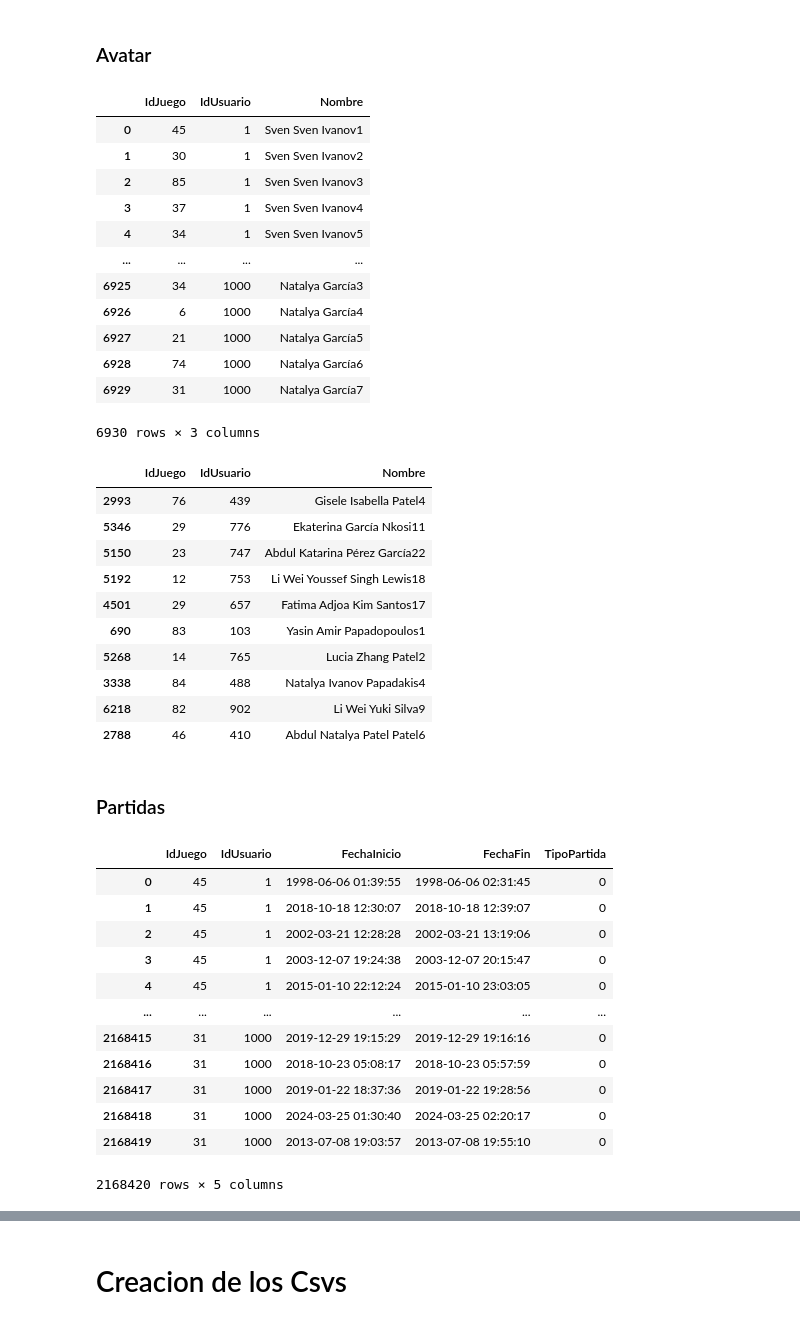
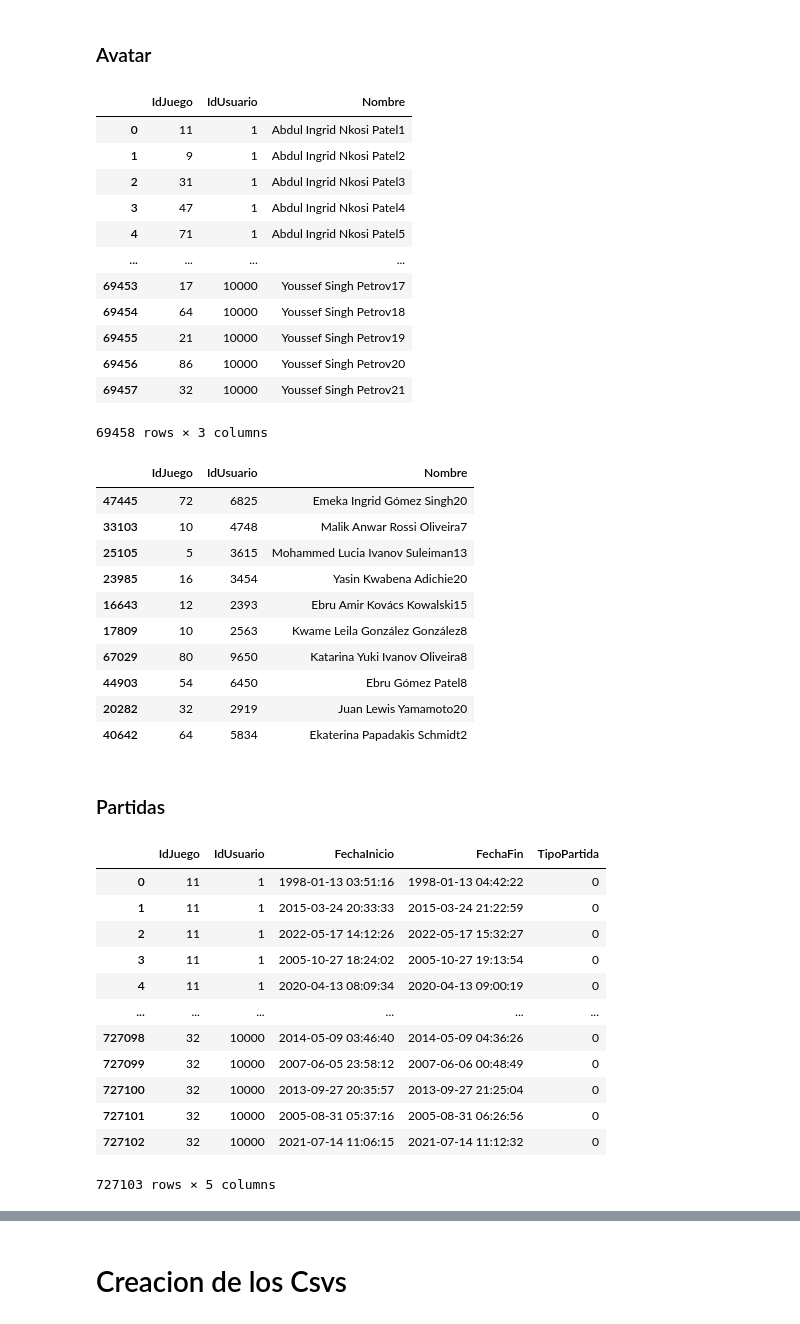
Before and after one commit to Lolineko30000/GamePlataform, a Jupyter notebook: generation_notebooks/GeneracionCSV.ipynb, the cells around one changed output, grey strips where cells are left out. Drawn from its saved outputs; the diff is of its cells as text; code cells hidden in the pictures.

```diff
--- a/generation_notebooks/GeneracionCSV.ipynb
+++ b/generation_notebooks/GeneracionCSV.ipynb
@@ -422,7 +422,7 @@ SaldoCartera = []
 CorreoElectronico = []
 NumeroCelular = []
 
-for i in range(10_000+1):
+for i in range(100_000+1):
     IdUsuario.append(i)
 
     nombre = random.choice(nombres)
@@ -522,7 +522,7 @@ n = Juego.shape[0]
 # Obtener la fecha actual
 actual = datetime.now()
 
-for i in range(1000):
+for i in range(10_000):
     comprados = []
     deseados = []
     for j in range(10):
@@ -658,32 +658,32 @@ Avatar = pd.DataFrame(datos_avatar)
 Avatar
 # %% [output]
 |  | IdJuego | IdUsuario | Nombre |
-| 0 | 45 | 1 | Sven Sven Ivanov1 |
-| 1 | 30 | 1 | Sven Sven Ivanov2 |
-| 2 | 85 | 1 | Sven Sven Ivanov3 |
-| 3 | 37 | 1 | Sven Sven Ivanov4 |
-| 4 | 34 | 1 | Sven Sven Ivanov5 |
+| 0 | 11 | 1 | Abdul Ingrid Nkosi Patel1 |
+| 1 | 9 | 1 | Abdul Ingrid Nkosi Patel2 |
+| 2 | 31 | 1 | Abdul Ingrid Nkosi Patel3 |
+| 3 | 47 | 1 | Abdul Ingrid Nkosi Patel4 |
+| 4 | 71 | 1 | Abdul Ingrid Nkosi Patel5 |
 | ... | ... | ... | ... |
-| 6925 | 34 | 1000 | Natalya García3 |
-| 6926 | 6 | 1000 | Natalya García4 |
-| 6927 | 21 | 1000 | Natalya García5 |
-| 6928 | 74 | 1000 | Natalya García6 |
-| 6929 | 31 | 1000 | Natalya García7 |
+| 69453 | 17 | 10000 | Youssef Singh Petrov17 |
+| 69454 | 64 | 10000 | Youssef Singh Petrov18 |
+| 69455 | 21 | 10000 | Youssef Singh Petrov19 |
+| 69456 | 86 | 10000 | Youssef Singh Petrov20 |
+| 69457 | 32 | 10000 | Youssef Singh Petrov21 |
-6930 rows × 3 columns
+69458 rows × 3 columns
 # %%
 Avatar.sample(10)
 # %% [output]
 |  | IdJuego | IdUsuario | Nombre |
-| 2993 | 76 | 439 | Gisele Isabella Patel4 |
-| 5346 | 29 | 776 | Ekaterina García Nkosi11 |
-| 5150 | 23 | 747 | Abdul Katarina Pérez García22 |
-| 5192 | 12 | 753 | Li Wei Youssef Singh Lewis18 |
-| 4501 | 29 | 657 | Fatima Adjoa Kim Santos17 |
-| 690 | 83 | 103 | Yasin Amir Papadopoulos1 |
-| 5268 | 14 | 765 | Lucia Zhang Patel2 |
-| 3338 | 84 | 488 | Natalya Ivanov Papadakis4 |
-| 6218 | 82 | 902 | Li Wei Yuki Silva9 |
-| 2788 | 46 | 410 | Abdul Natalya Patel Patel6 |
+| 47445 | 72 | 6825 | Emeka Ingrid Gómez Singh20 |
+| 33103 | 10 | 4748 | Malik Anwar Rossi Oliveira7 |
+| 25105 | 5 | 3615 | Mohammed Lucia Ivanov Suleiman13 |
+| 23985 | 16 | 3454 | Yasin Kwabena Adichie20 |
+| 16643 | 12 | 2393 | Ebru Amir Kovács Kowalski15 |
+| 17809 | 10 | 2563 | Kwame Leila González González8 |
+| 67029 | 80 | 9650 | Katarina Yuki Ivanov Oliveira8 |
+| 44903 | 54 | 6450 | Ebru Gómez Patel8 |
+| 20282 | 32 | 2919 | Juan Lewis Yamamoto20 |
+| 40642 | 64 | 5834 | Ekaterina Papadakis Schmidt2 |
 # %% [markdown]
 ### Partidas
 # %%
@@ -703,7 +703,7 @@ for i in range(n):
     # Fecha de lanzamiento del juego en formato "AAAA-MM-DD" (como string) a datetime
     lanzamiento =  datetime.strptime(Juego.iloc[iJ-1]["FechaLanzamiento"], "%Y-%m-%d")
 
-    m = random.randint(30, 600)
+    m = random.randint(1, 20)
     for j in range(m):
         diaJuego = fechaAleatoria(lanzamiento, actual)
         hora = random.randint(0, 23)
@@ -723,45 +723,45 @@ for i in range(n):
 
 
 
         juego_final = fecha_juego + timedelta(seconds=int(min(sJugados, 10*60*60)))
 
 
 
         fecha_juego = fecha_juego.strftime("%Y-%m-%d %H:%M:%S")
         juego_final = juego_final.strftime("%Y-%m-%d %H:%M:%S")
 
         IdJuego.append(iJ)
         IdUsuario.append(iU)
         FechaInicio.append(fecha_juego)
         FechaFin.append(juego_final)
         TipoPartida.append(0)
 
 
 
 datos_partidas = {
     "IdJuego": IdJuego,
     "IdUsuario": IdUsuario,
     "FechaInicio": FechaInicio,
     "FechaFin": FechaFin,
     "TipoPartida": TipoPartida
 }
 
 Partida = pd.DataFrame(datos_partidas)
 Partida
 # %% [output]
 |  | IdJuego | IdUsuario | FechaInicio | FechaFin | TipoPartida |
-| 0 | 45 | 1 | 1998-06-06 01:39:55 | 1998-06-06 02:31:45 | 0 |
-| 1 | 45 | 1 | 2018-10-18 12:30:07 | 2018-10-18 12:39:07 | 0 |
-| 2 | 45 | 1 | 2002-03-21 12:28:28 | 2002-03-21 13:19:06 | 0 |
-| 3 | 45 | 1 | 2003-12-07 19:24:38 | 2003-12-07 20:15:47 | 0 |
-| 4 | 45 | 1 | 2015-01-10 22:12:24 | 2015-01-10 23:03:05 | 0 |
+| 0 | 11 | 1 | 1998-01-13 03:51:16 | 1998-01-13 04:42:22 | 0 |
+| 1 | 11 | 1 | 2015-03-24 20:33:33 | 2015-03-24 21:22:59 | 0 |
+| 2 | 11 | 1 | 2022-05-17 14:12:26 | 2022-05-17 15:32:27 | 0 |
+| 3 | 11 | 1 | 2005-10-27 18:24:02 | 2005-10-27 19:13:54 | 0 |
+| 4 | 11 | 1 | 2020-04-13 08:09:34 | 2020-04-13 09:00:19 | 0 |
 | ... | ... | ... | ... | ... | ... |
-| 2168415 | 31 | 1000 | 2019-12-29 19:15:29 | 2019-12-29 19:16:16 | 0 |
-| 2168416 | 31 | 1000 | 2018-10-23 05:08:17 | 2018-10-23 05:57:59 | 0 |
-| 2168417 | 31 | 1000 | 2019-01-22 18:37:36 | 2019-01-22 19:28:56 | 0 |
-| 2168418 | 31 | 1000 | 2024-03-25 01:30:40 | 2024-03-25 02:20:17 | 0 |
-| 2168419 | 31 | 1000 | 2013-07-08 19:03:57 | 2013-07-08 19:55:10 | 0 |
+| 727098 | 32 | 10000 | 2014-05-09 03:46:40 | 2014-05-09 04:36:26 | 0 |
+| 727099 | 32 | 10000 | 2007-06-05 23:58:12 | 2007-06-06 00:48:49 | 0 |
+| 727100 | 32 | 10000 | 2013-09-27 20:35:57 | 2013-09-27 21:25:04 | 0 |
+| 727101 | 32 | 10000 | 2005-08-31 05:37:16 | 2005-08-31 06:26:56 | 0 |
+| 727102 | 32 | 10000 | 2021-07-14 11:06:15 | 2021-07-14 11:12:32 | 0 |
-2168420 rows × 5 columns
+727103 rows × 5 columns
 # %%
 Partida.sample(10)
 # %% [output]
```
Also changed, not shown: parts of 9 cells of this notebook, 6 other files.
